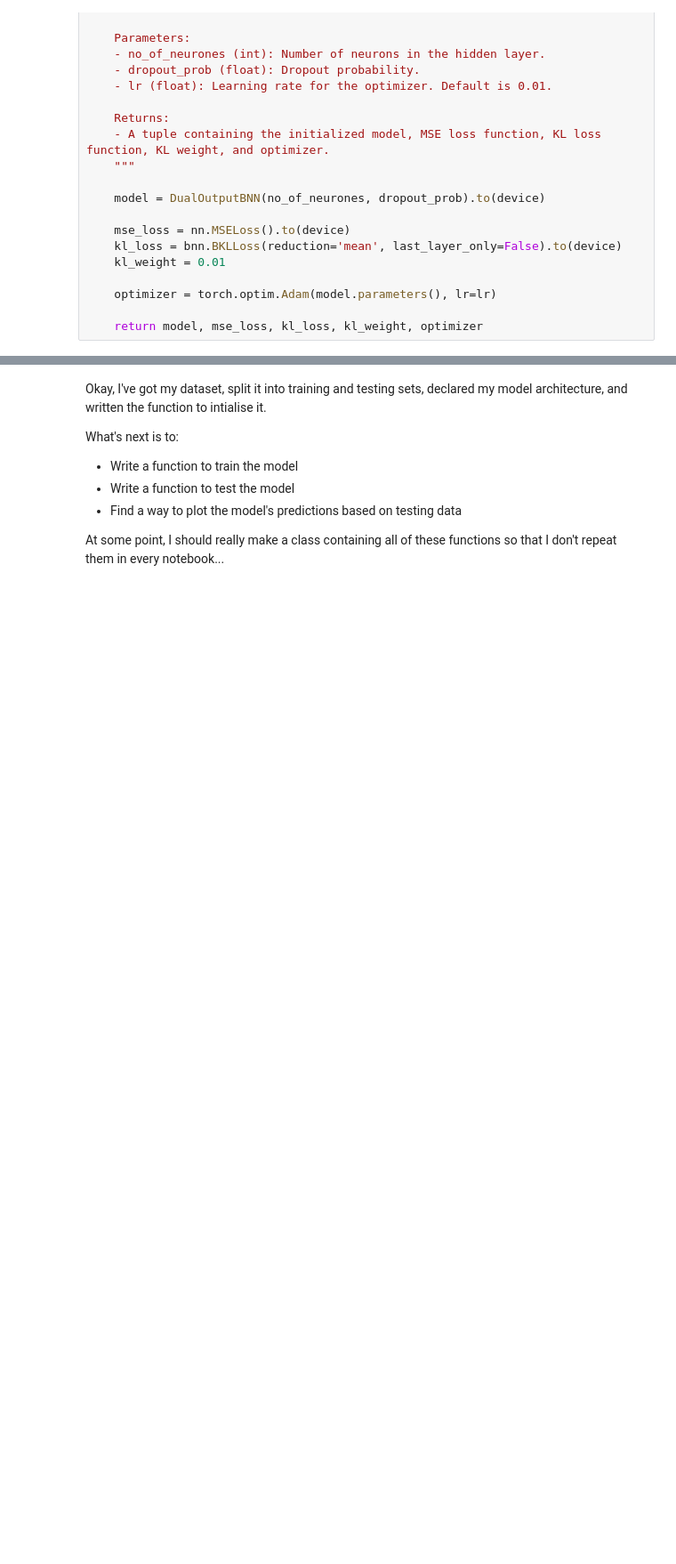
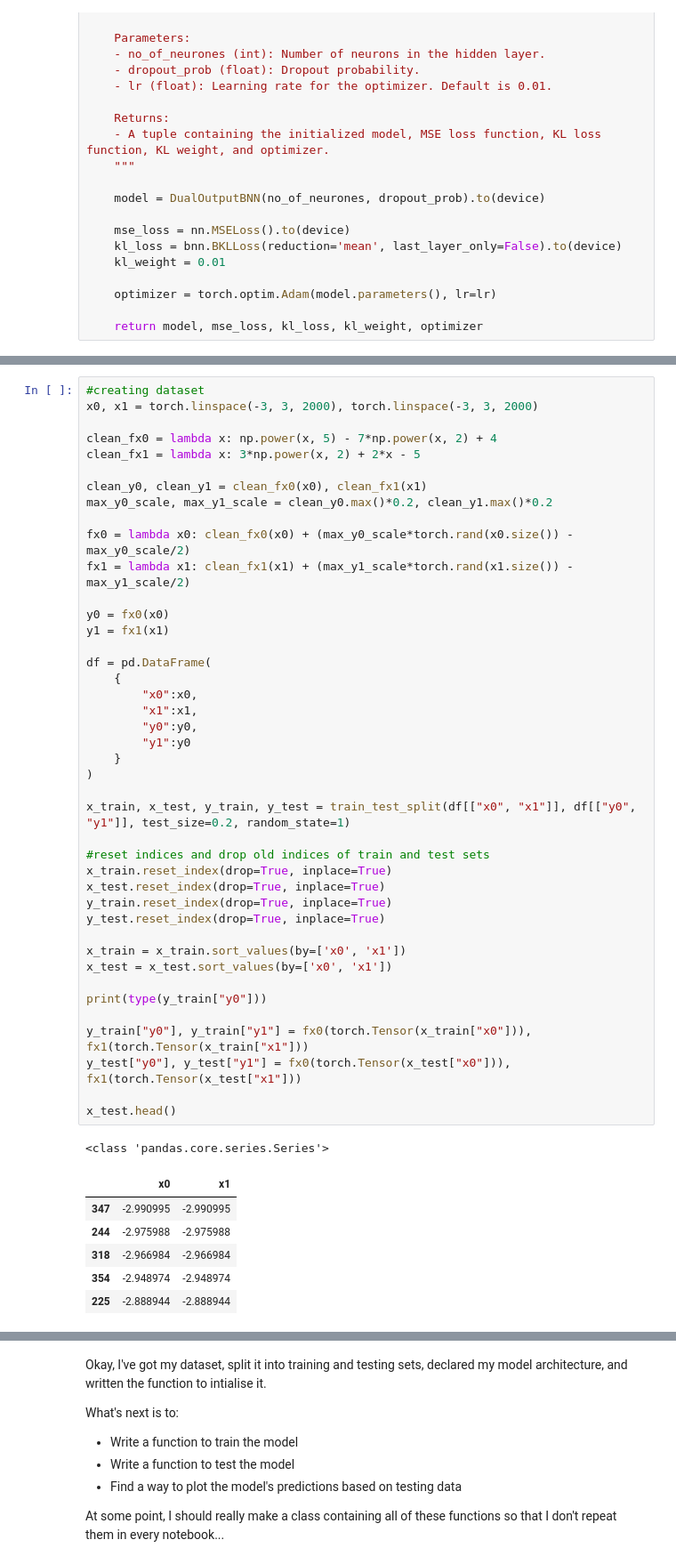
Before and after one commit to tresul03/final_year_project, a Jupyter notebook: src/week5/multidimensionality.ipynb, the cells around one changed output, grey strips where cells are left out. Shown at 89% size. Drawn from its saved outputs; the diff is of its cells as text; blank space fills up the shorter version.

```diff
--- a/src/week5/multidimensionality.ipynb
+++ b/src/week5/multidimensionality.ipynb
@@ -133,0 +195,50 @@ def initialise_model(no_of_neurones: int, dropout_prob: float, lr: float = 0.01)
+# %%
+#creating dataset
+x0, x1 = torch.linspace(-3, 3, 2000), torch.linspace(-3, 3, 2000)
+
+clean_fx0 = lambda x: np.power(x, 5) - 7*np.power(x, 2) + 4
+clean_fx1 = lambda x: 3*np.power(x, 2) + 2*x - 5
+
+clean_y0, clean_y1 = clean_fx0(x0), clean_fx1(x1)
+max_y0_scale, max_y1_scale = clean_y0.max()*0.2, clean_y1.max()*0.2
+
+fx0 = lambda x0: clean_fx0(x0) + (max_y0_scale*torch.rand(x0.size()) - max_y0_scale/2)
+fx1 = lambda x1: clean_fx1(x1) + (max_y1_scale*torch.rand(x1.size()) - max_y1_scale/2)
+
+y0 = fx0(x0)
+y1 = fx1(x1)
+
+df = pd.DataFrame(
+    {
+        "x0":x0,
+        "x1":x1,
+        "y0":y0,
+        "y1":y0
+    }
+)
+
+x_train, x_test, y_train, y_test = train_test_split(df[["x0", "x1"]], df[["y0", "y1"]], test_size=0.2, random_state=1)
+
+#reset indices and drop old indices of train and test sets
+x_train.reset_index(drop=True, inplace=True)
+x_test.reset_index(drop=True, inplace=True)
+y_train.reset_index(drop=True, inplace=True)
+y_test.reset_index(drop=True, inplace=True)
+
+x_train = x_train.sort_values(by=['x0', 'x1'])
+x_test = x_test.sort_values(by=['x0', 'x1'])
+
+print(type(y_train["y0"]))
+
+y_train["y0"], y_train["y1"] = fx0(torch.Tensor(x_train["x0"])), fx1(torch.Tensor(x_train["x1"]))
+y_test["y0"], y_test["y1"] = fx0(torch.Tensor(x_test["x0"])), fx1(torch.Tensor(x_test["x1"]))
+
+x_test.head()
+# %% [output]
+<class 'pandas.core.series.Series'>
+|  | x0 | x1 |
+| 347 | -2.990995 | -2.990995 |
+| 244 | -2.975988 | -2.975988 |
+| 318 | -2.966984 | -2.966984 |
+| 354 | -2.948974 | -2.948974 |
+| 225 | -2.888944 | -2.888944 |
```
Also changed, not shown: parts of 16 cells of this notebook.
